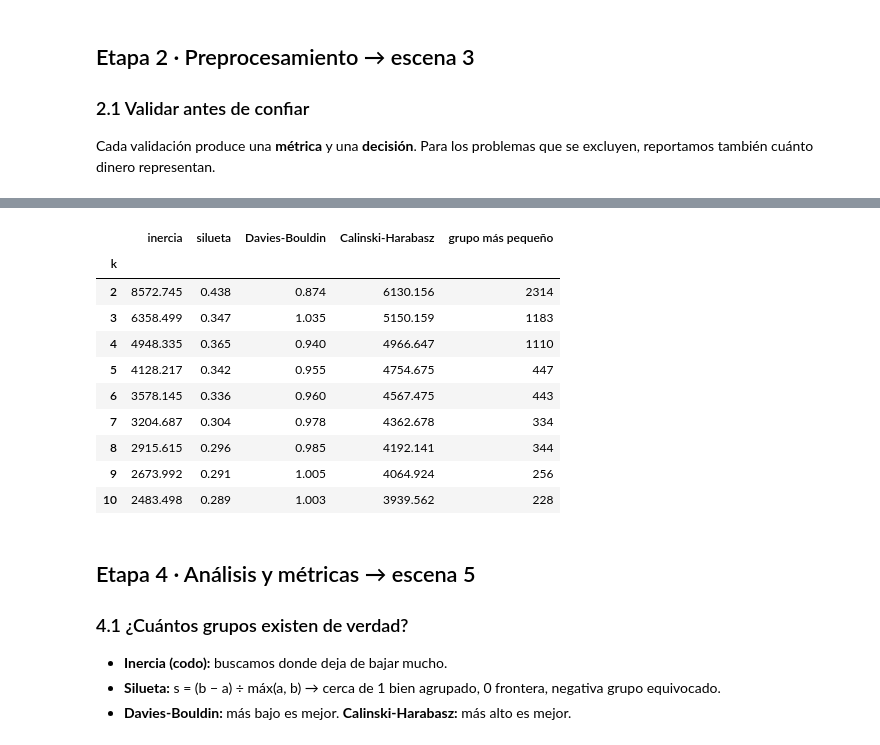
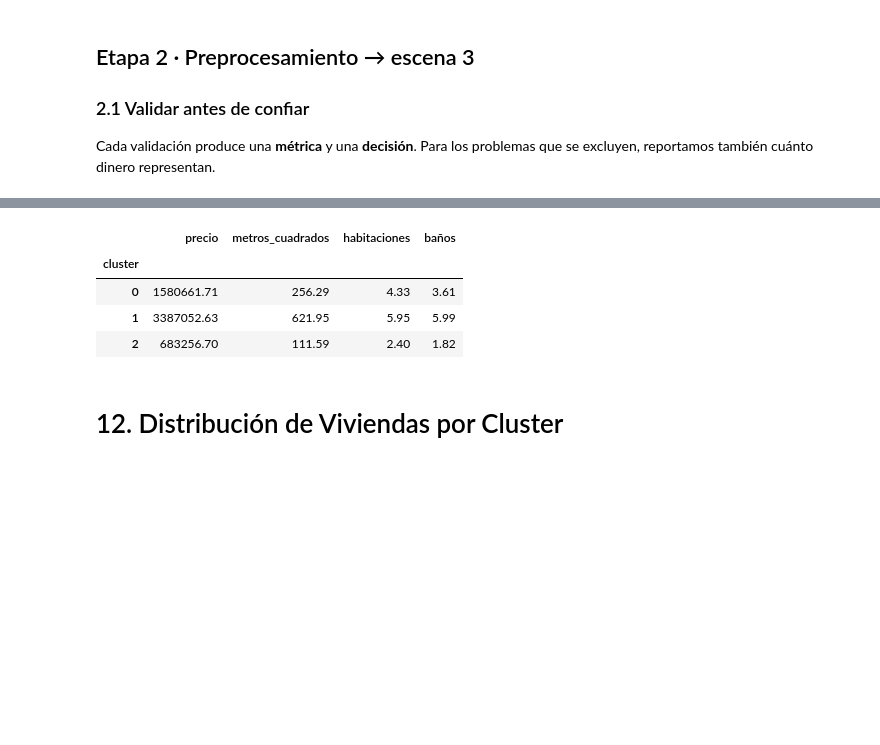
Before and after one commit to jhonnyTobon/ML_EA3_iudigital, a Jupyter notebook: src/sincronicas/Semana_5SINC.ipynb, the cells around one changed output, grey strips where cells are left out. Cells and saved outputs as stored; diff of their text form; code cells hidden in the pictures; blank space fills up the shorter version.

```diff
--- a/src/sincronicas/Semana_5SINC.ipynb
+++ b/src/sincronicas/Semana_5SINC.ipynb
@@ -309,11 +306,11 @@ Dos pasos: **logaritmo** (`log1p`) para los extremos y **estandarización** z =
 # %%
-VARIABLES = ["Recencia", "Frecuencia", "Monto"]
-X_crudo = rfm[VARIABLES].to_numpy(dtype=float)
-X_log = np.log1p(X_crudo)
-escalador = StandardScaler().fit(X_log)
-X = escalador.transform(X_log)
+modelo = KMeans(
+    n_clusters=3,
+    random_state=42,
+    n_init=10
+)
 
-pd.DataFrame({"rango sin transformar": X_crudo.max(0) - X_crudo.min(0),
-              "rango con log": X_log.max(0) - X_log.min(0),
-              "media escalada": X.mean(0), "desviación escalada": X.std(0)}, index=VARIABLES).round(2)
+df["cluster"] = modelo.fit_predict(
+    X_scaled
+)
 # %% [output]
@@ -349,31 +331,17 @@ Minimiza la **inercia** = Σₖ Σ ‖x − μₖ‖². `n_init=10` prueba 10 in
 # %%
-filas = []
-modelos = {}
-for k in range(2, 11):
-    km = KMeans(n_clusters=k, n_init=10, random_state=SEMILLA).fit(X)
-    modelos[k] = km
-    filas.append({"k": k, "inercia": km.inertia_,
-                  "silueta": silhouette_score(X, km.labels_),
-                  "Davies-Bouldin": davies_bouldin_score(X, km.labels_),
-                  "Calinski-Harabasz": calinski_harabasz_score(X, km.labels_),
-                  "grupo más pequeño": np.bincount(km.labels_).min()})
-metricas_k = pd.DataFrame(filas).set_index("k")
-metricas_k.round(3)
+df.groupby("cluster")[
+    [
+        "precio",
+        "metros_cuadrados",
+        "habitaciones",
+        "baños"
+    ]
+].mean().round(2)
 # %% [output]
-|  | inercia | silueta | Davies-Bouldin | Calinski-Harabasz | grupo más pequeño |
-| k |  |  |  |  |  |
-| 2 | 8572.745 | 0.438 | 0.874 | 6130.156 | 2314 |
-| 3 | 6358.499 | 0.347 | 1.035 | 5150.159 | 1183 |
-| 4 | 4948.335 | 0.365 | 0.940 | 4966.647 | 1110 |
-| 5 | 4128.217 | 0.342 | 0.955 | 4754.675 | 447 |
-| 6 | 3578.145 | 0.336 | 0.960 | 4567.475 | 443 |
-| 7 | 3204.687 | 0.304 | 0.978 | 4362.678 | 334 |
-| 8 | 2915.615 | 0.296 | 0.985 | 4192.141 | 344 |
-| 9 | 2673.992 | 0.291 | 1.005 | 4064.924 | 256 |
-| 10 | 2483.498 | 0.289 | 1.003 | 3939.562 | 228 |
+|  | precio | metros_cuadrados | habitaciones | baños |
+| cluster |  |  |  |  |
+| 0 | 1580661.71 | 256.29 | 4.33 | 3.61 |
+| 1 | 3387052.63 | 621.95 | 5.95 | 5.99 |
+| 2 | 683256.70 | 111.59 | 2.40 | 1.82 |
 # %% [markdown]
-## Etapa 4 · Análisis y métricas  → escena 5
-### 4.1 ¿Cuántos grupos existen de verdad?
-- **Inercia (codo):** buscamos donde deja de bajar mucho.
-- **Silueta:** s = (b − a) ÷ máx(a, b) → cerca de 1 bien agrupado, 0 frontera, negativa grupo equivocado.
-- **Davies-Bouldin:** más bajo es mejor. **Calinski-Harabasz:** más alto es mejor.
+# 12. Distribución de Viviendas por Cluster
```
Also changed, not shown: parts of 37 cells of this notebook, 2 other files.
